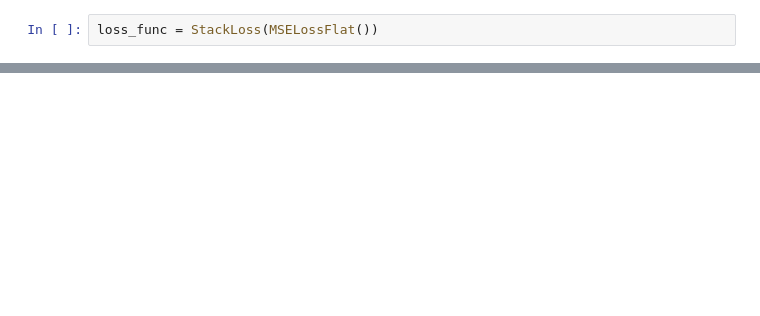
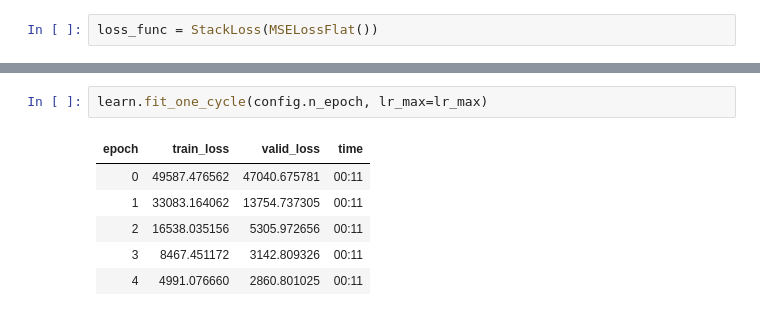
Before and after one commit to ARCLab-MIT/mocat-ml, a Jupyter notebook: nbs/end2end.ipynb, the cells around one changed output, grey strips where cells are left out. Saved outputs shown, nothing was run; the diff lists cells and outputs as text; blank space fills up the shorter version.

Commit message:
first training with lbk=h and convrrnn default parameters

```diff
--- a/nbs/end2end.ipynb
+++ b/nbs/end2end.ipynb
@@ -129,0 +124,9 @@ RuntimeError: DataLoader worker (pid(s) 16821) exited unexpectedly
+# %%
+learn.fit_one_cycle(config.n_epoch, lr_max=lr_max)
+# %% [output]
+| epoch | train_loss | valid_loss | time |
+| 0 | 49587.476562 | 47040.675781 | 00:11 |
+| 1 | 33083.164062 | 13754.737305 | 00:11 |
+| 2 | 16538.035156 | 5305.972656 | 00:11 |
+| 3 | 8467.451172 | 3142.809326 | 00:11 |
+| 4 | 4991.076660 | 2860.801025 | 00:11 |
```
Also changed, not shown: parts of 11 cells of this notebook, 1 other file.
